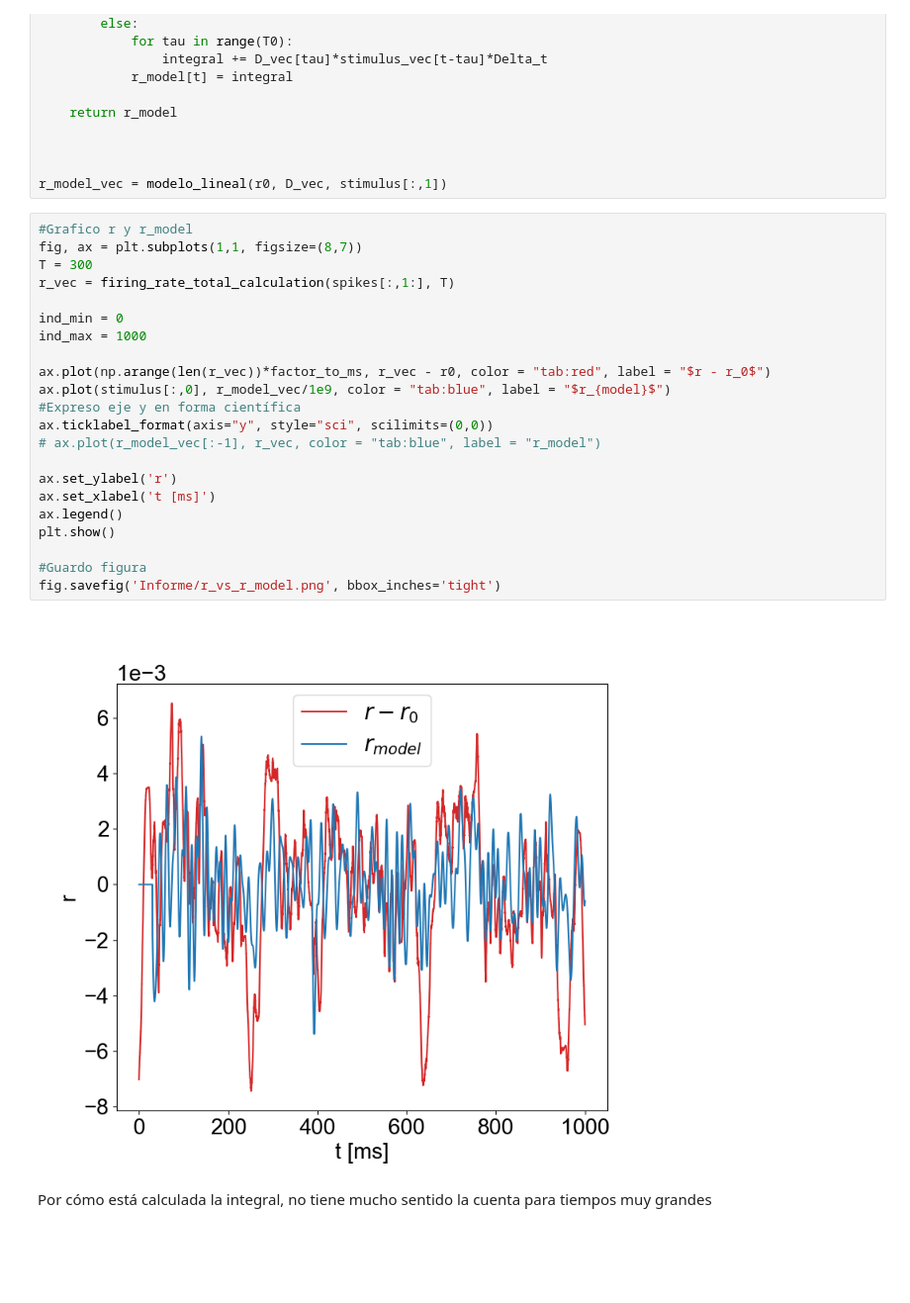
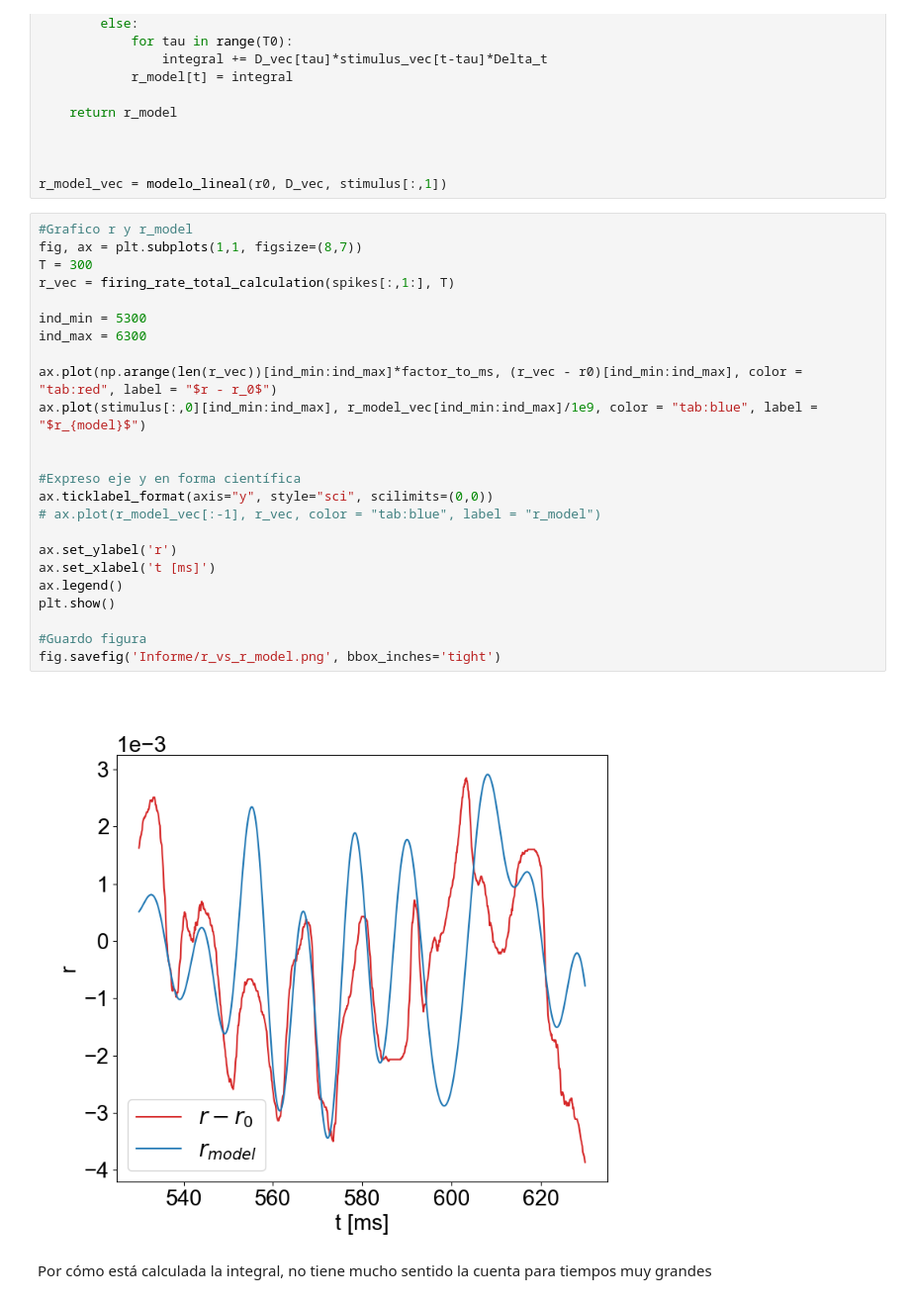
Before and after one commit to Lupama2/RedesNeuronales, a Jupyter notebook: Practicas/practica_3/practica_3.ipynb, the cells around one changed output. Shown at 99% size. Drawn from its saved outputs; the diff is of its cells as text; blank space fills up the shorter version.

```diff
--- a/Practicas/practica_3/practica_3.ipynb
+++ b/Practicas/practica_3/practica_3.ipynb
@@ -315,27 +315,29 @@ r_model_vec = modelo_lineal(r0, D_vec, stimulus[:,1])
 # %%
 #Grafico r y r_model
 fig, ax = plt.subplots(1,1, figsize=(8,7))
 T = 300
 r_vec = firing_rate_total_calculation(spikes[:,1:], T)
 
-ind_min = 0
-ind_max = 1000
+ind_min = 5300
+ind_max = 6300
 
-ax.plot(np.arange(len(r_vec))*factor_to_ms, r_vec - r0, color = "tab:red", label = "$r - r_0$")
-ax.plot(stimulus[:,0], r_model_vec/1e9, color = "tab:blue", label = "$r_{model}$")
+ax.plot(np.arange(len(r_vec))[ind_min:ind_max]*factor_to_ms, (r_vec - r0)[ind_min:ind_max], color = "tab:red", label = "$r - r_0$")
+ax.plot(stimulus[:,0][ind_min:ind_max], r_model_vec[ind_min:ind_max]/1e9, color = "tab:blue", label = "$r_{model}$")
+
+
 #Expreso eje y en forma científica
 ax.ticklabel_format(axis="y", style="sci", scilimits=(0,0))
 # ax.plot(r_model_vec[:-1], r_vec, color = "tab:blue", label = "r_model")
 
 ax.set_ylabel('r')
 ax.set_xlabel('t [ms]')
 ax.legend()
 plt.show()
 
 #Guardo figura
 fig.savefig('Informe/r_vs_r_model.png', bbox_inches='tight')
 # %% [output]
-[figure, old version]
+[figure, new version]
 # %% [markdown]
 Por cómo está calculada la integral, no tiene mucho sentido la cuenta para tiempos muy grandes
 # %%
```
Also changed, not shown: 8 other files.
